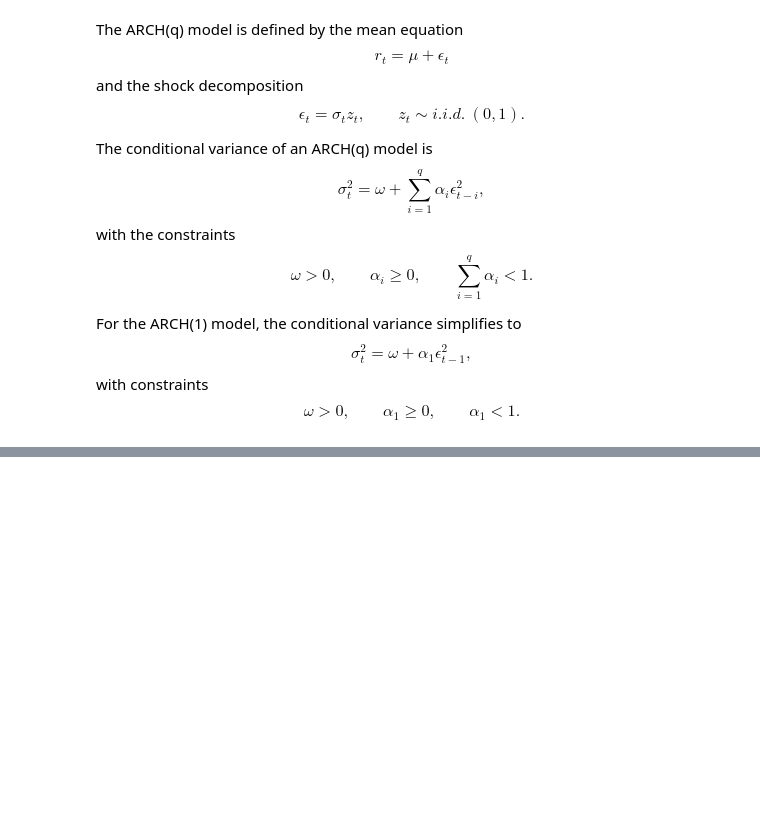
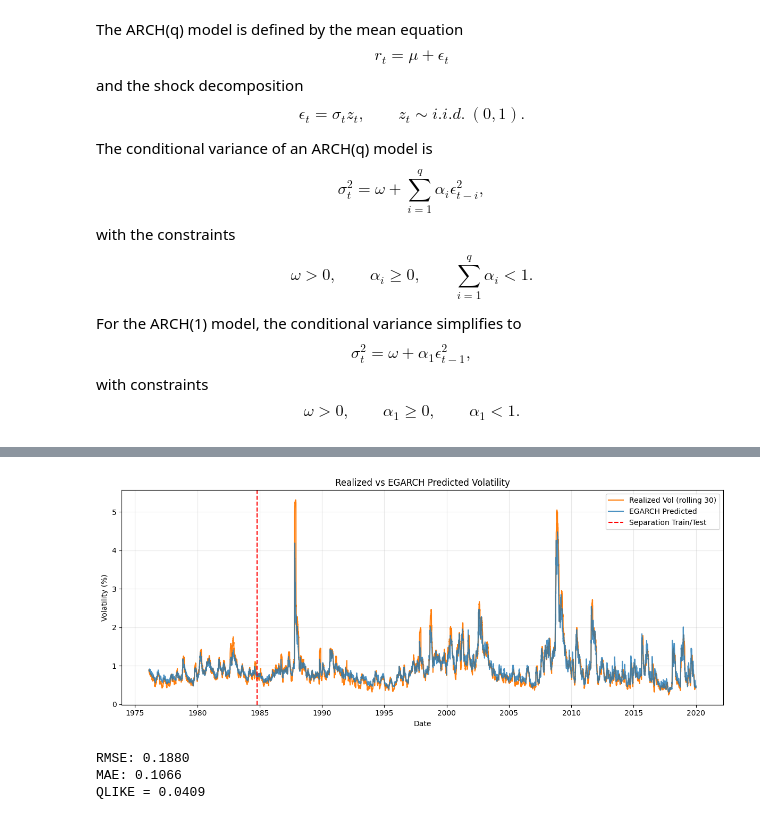
Before and after one commit to MarienRossiBenedetti/VolatilityModels, a Jupyter notebook: volatatility_models.ipynb, the cells around one changed output, grey strips where cells are left out. Drawn from its saved outputs; the diff is of its cells as text; code cells hidden in the pictures; blank space fills up the shorter version.

Commit message:
egarch

```diff
--- a/volatatility_models.ipynb
+++ b/volatatility_models.ipynb
@@ -153,0 +207,5 @@ full_predictions.plot(alpha=0.3)
+# %%
+# Definition and fit of the EGARCH Model
+egarch_model = arch_model(train_data, vol='EGARCH', p=1, o=1, q=1, dist='t')
+egarch_res = egarch_model.fit(disp='off')
+print(egarch_res.summary())
@@ -153,0 +252,46 @@ full_predictions.plot(alpha=0.3)
+# %%
+# Create full Series of predictions
+predictions_train = pd.Series(egarch_res.conditional_volatility, index=train_data.index)
+full_predictions = pd.concat([predictions_train, predictions_egarch])
+# %%
+df_egarch = pd.concat(
+    [realized_vol.rename("realized"),
+     full_predictions.rename("predicted")],
+    axis=1,
+    join="inner"
+)
+
+df_egarch = df_egarch.dropna()
+
+realized  = df_egarch["realized"]
+predicted = df_egarch["predicted"]
+
+plt.figure(figsize=(12,5))
+plt.plot(realized.index, realized, label=f'Realized Vol (rolling {window})', color='tab:orange')
+plt.plot(predicted.index, predicted, label='EGARCH Predicted', alpha=0.8, color='tab:blue')
+
+# optional uncertainty band around prediction (±20%)
+#plt.fill_between(predicted.index, predicted * 0.8, predicted * 1.2, color='tab:blue', alpha=0.06)
+plt.title('Realized vs EGARCH Predicted Volatility')
+plt.xlabel('Date')
+plt.ylabel('Volatility (%)')
+plt.axvline(x=train_data.index[-1], linestyle='--', c='r', label='Separation Train/Test')
+plt.legend()
+plt.grid(alpha=0.3)
+plt.tight_layout()
+plt.show()
+
+# Print simple accuracy metrics on the overlapping sample
+pred_var = predicted ** 2
+real_var = realized ** 2
+rmse = np.sqrt(mean_squared_error(realized, predicted))
+mae = mean_absolute_error(realized, predicted)
+qLike = qlike(real_var, pred_var)
+print(f'RMSE: {rmse:.4f}')
+print(f'MAE: {mae:.4f}')
+print(f'QLIKE = {qLike:.4f}')
+# %% [output]
+[figure, added]
+RMSE: 0.1880
+MAE: 0.1066
+QLIKE = 0.0409
```
Also changed, not shown: parts of 14 cells of this notebook.
